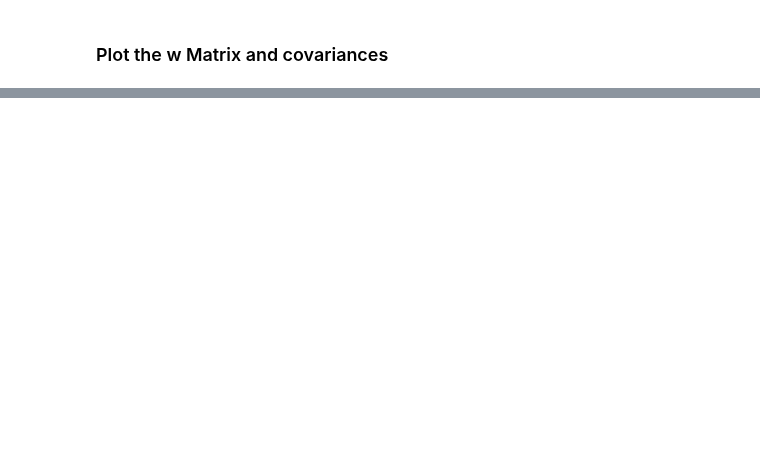
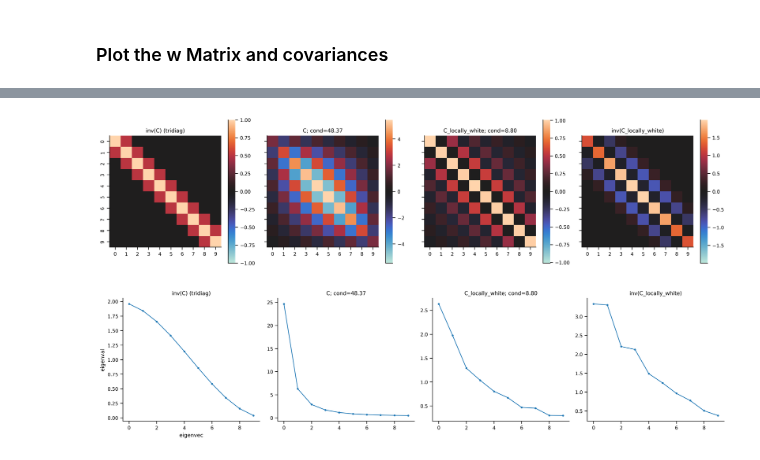
Before and after one commit to lyndond/frame_whitening, a Jupyter notebook: figures/convolutional_v3.ipynb, the cells around one changed output, grey strips where cells are left out. Saved outputs shown, nothing was run; the diff lists cells and outputs as text; code cells hidden in the pictures; blank space fills up the shorter version.

```diff
--- a/figures/convolutional_v3.ipynb
+++ b/figures/convolutional_v3.ipynb
@@ -199,0 +222,66 @@ with sns.plotting_context("paper"):
+# %%
+def diag_mask(n: int, k:int = 3) -> np.ndarray:
+  """create banded diagonal matrix of 1s and 0s to use as multiplicative mask."""
+  mid = k//2
+  ones = [np.ones(n+i) for i in range(-mid, mid+1) ]
+  offset = np.arange(-mid, mid+1)
+  mask = sp.sparse.diags(ones, offset).toarray()
+  return mask
+
+def plot_spectrum(X, ax):
+  """helper"""
+  eigvals, _ = np.linalg.eigh(X)
+  ax.plot(eigvals[::-1], ".-")
+
+def heatmap2(X, ax, cmap='icefire', square=True, vlims=(None, None)):
+  """helper"""
+  if vlims == (None, None):
+      # set to neg abs max of X
+      vlims = (-np.abs(X).max(), np.abs(X).max())
+  sns.heatmap(X, cmap=cmap, square=square, ax=ax, vmin=vlims[0], vmax=vlims[1])
+
+n = 10
+k = [.5*np.ones(n-1), 1*np.ones(n), .5*np.ones(n-1)]
+offset = [-1,0,1]
+C_inv = sp.sparse.diags(k,offset).toarray()
+C = np.linalg.inv(C_inv)
+
+kappa = np.linalg.cond(C)  # condition number of C
+
+# manually locally whiten a banded diag strip of C
+all_g, all_r, errors = simulate_local_whitening(C, W, n_iters, batch_size)
+M = np.linalg.inv(W @ np.diag(all_g[-1]) @ W.T + np.diag(all_r[-1]))
+C_locally_white = M @ C @ M
+
+# look at precision matrix of locally whitened C
+C_locally_white_inv = np.linalg.inv(C_locally_white)
+
+with sns.plotting_context("paper"):
+  fig, ax = plt.subplots(1, 4, sharex="all", sharey="all", figsize=(16,4), dpi=300)
+
+  heatmap2(C_inv, ax=ax[0])
+  heatmap2(C, ax=ax[1])
+  heatmap2(C_locally_white, ax=ax[2])
+  heatmap2(C_locally_white_inv, ax=ax[3])
+
+  ax[0].set(title="inv(C) (tridiag)")
+  ax[1].set(title=f"C; cond={kappa:.2f}")
+  ax[2].set(title=f"C_locally_white; cond={np.linalg.cond(C_locally_white):.2f}")
+  ax[3].set(title=f"inv(C_locally_white)")
+  sns.despine()
+  fig.tight_layout()
+
+  fig, ax = plt.subplots(1,4, sharex="all", figsize=(16,4), dpi=300)
+  plot_spectrum(C_inv, ax[0])
+  plot_spectrum(C, ax[1])
+  plot_spectrum(C_locally_white, ax[2])
+  plot_spectrum(C_locally_white_inv, ax[3])
+  ax[0].set(title="inv(C) (tridiag)", xlabel='eigenvec', ylabel='eigenval')
+  ax[1].set(title=f"C; cond={kappa:.2f}")
+  ax[2].set(title=f"C_locally_white; cond={np.linalg.cond(C_locally_white):.2f}")
+  ax[3].set(title=f"inv(C_locally_white)")
+  sns.despine()
+  fig.tight_layout()
+# %% [output]
+[figure, added]
+[figure, added]
```
Also changed, not shown: parts of 5 cells of this notebook.
